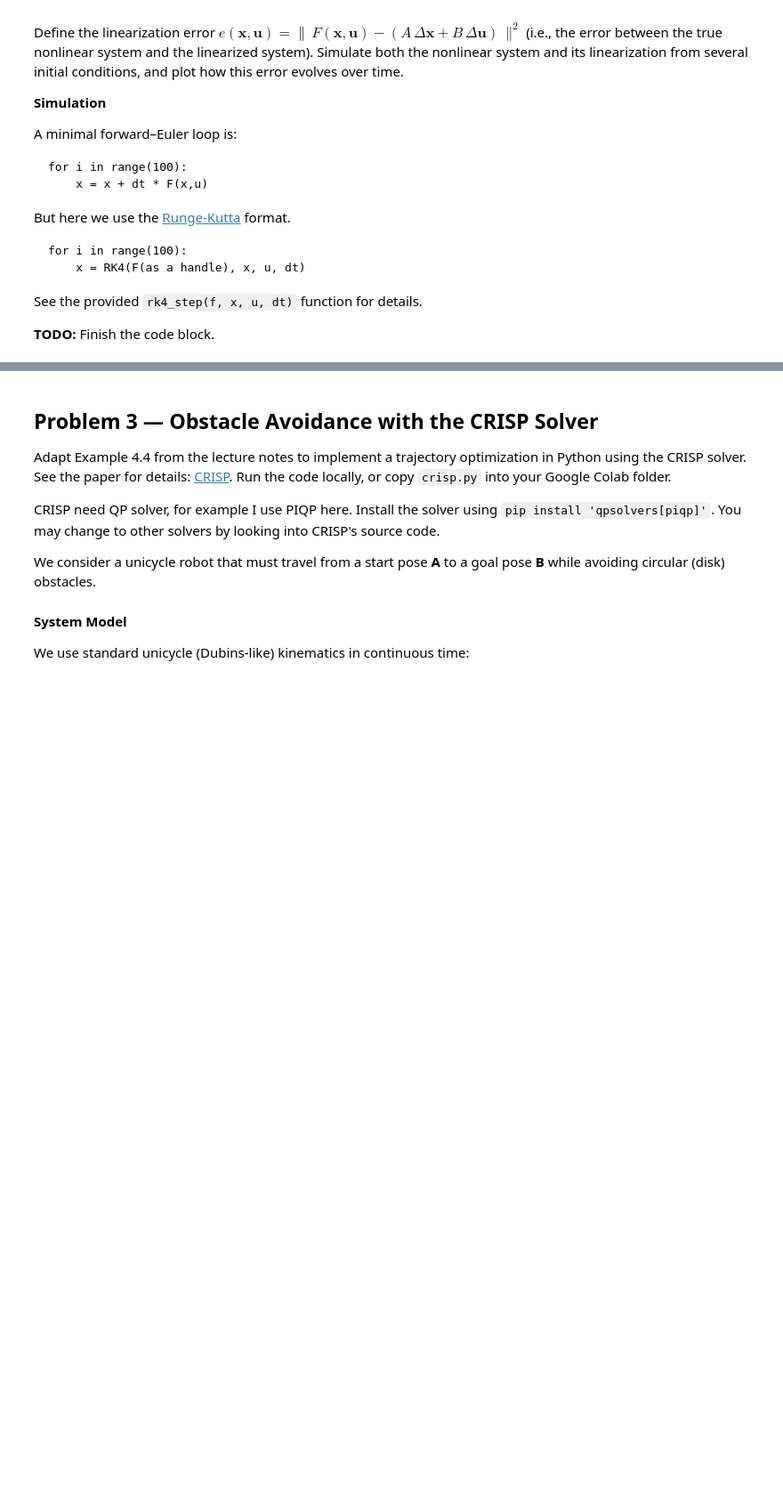
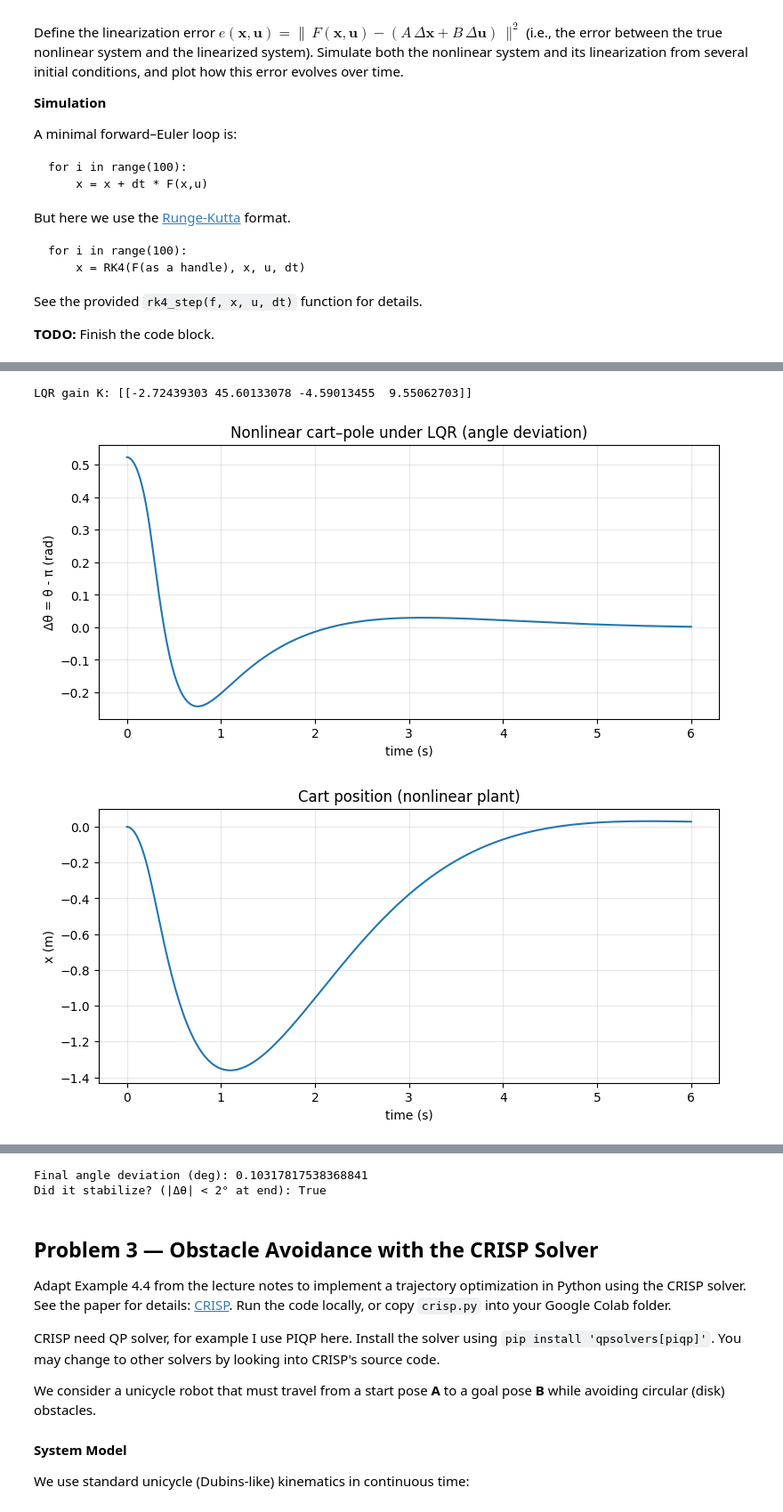
Before and after one commit to mmattyV/2025-ES-AM-158-PSET, a Jupyter notebook: PSET4/pset4.ipynb, the cells around one changed output, grey strips where cells are left out. Shown at 89% size. Cells and saved outputs as stored; diff of their text form; code cells hidden in the pictures; blank space fills up the shorter version.

```diff
--- a/PSET4/pset4.ipynb
+++ b/PSET4/pset4.ipynb
@@ -348,10 +676,18 @@ u_max = 10.0   # actuator saturation (set to None to disable)
 # Nonlinear dynamics + integrator
 # -----------------------------
 def F_nonlinear(x, u, m_c=1.0, m_p=0.1, l=0.5, g=9.81):
-    ####################
-    # TODO: Finish the nonlinear dynamics here
-    ####################
     # x = [x, theta, xdot, thetadot]
+    _, theta, x_dot, theta_dot = x
+    u_val = u[0] if hasattr(u, '__len__') else u
+
+    sin_th = np.sin(theta)
+    cos_th = np.cos(theta)
+    D = m_c + m_p * sin_th**2
+
+    x_ddot = (u_val + m_p * sin_th * (l * theta_dot**2 + g * cos_th)) / D
+    theta_ddot = (-(m_c + m_p) * g * sin_th - cos_th * (u_val + m_p * l * theta_dot**2 * sin_th)) / (l * D)
+
+    return np.array([x_dot, theta_dot, x_ddot, theta_ddot])
 
 def rk4_step(f, x, u, dt):
     k1 = f(x, u)
@@ -363,10 +699,27 @@ def rk4_step(f, x, u, dt):
 # -----------------------------
 # Build controller K, then simulate NONLINEAR plant
 # -----------------------------
-####################
-# TODO: Build the K here
-####################
-K      =
+
+# Continuous-time A and B matrices from 2.3
+A_cont = np.array([
+    [0, 0, 1, 0],
+    [0, 0, 0, 1],
+    [0, m_p * g / m_c, 0, 0],
+    [0, (m_c + m_p) * g / (l * m_c), 0, 0]
+])
+B_cont = np.array([[0], [0], [1/m_c], [1/(l * m_c)]])
+
+# Discretize using forward Euler: A_d = I + dt*A, B_d = dt*B
+A_d = np.eye(4) + dt * A_cont
+B_d = dt * B_cont
+
+# Solve discrete-time algebraic Riccati equation
+P = solve_discrete_are(A_d, B_d, Q, R)
+
+# Compute LQR gain: K = (R + B'PB)^{-1} B'PA
+K = np.linalg.solve(R + B_d.T @ P @ B_d, B_d.T @ P @ A_d)
+
+print("LQR gain K:", K)
 
 def simulate_nonlinear_from(x0, K, dt, N, u_max=None):
     """
@@ -399,30 +752,34 @@ X, U = simulate_nonlinear_from(x0, K, dt, N, u_max=u_max)
 # -----------------------------
 t  = np.linspace(0.0, T, N+1)
 tk = np.linspace(0.0, T, N)
 
 plt.figure(figsize=(9, 4))
 plt.plot(t, X[:,1] - np.pi)
 plt.xlabel("time (s)")
 plt.ylabel("Δθ = θ - π (rad)")
 plt.title("Nonlinear cart–pole under LQR (angle deviation)")
 plt.grid(True, alpha=0.3)
 plt.show()
 
 plt.figure(figsize=(9, 4))
 plt.plot(t, X[:,0])
 plt.xlabel("time (s)")
 plt.ylabel("x (m)")
 plt.title("Cart position (nonlinear plant)")
 plt.grid(True, alpha=0.3)
 plt.show()
 
 plt.figure(figsize=(9, 4))
 plt.step(tk, U[:,0], where='post')
 plt.xlabel("time (s)")
 plt.ylabel("u (N)")
 plt.title("Control input (with saturation)" if u_max is not None else "Control input")
 plt.grid(True, alpha=0.3)
 plt.show()
 
 print("Final angle deviation (deg):", np.rad2deg(X[-1,1] - np.pi))
 print("Did it stabilize? (|Δθ| < 2° at end):", abs(np.rad2deg(X[-1,1] - np.pi)) < 2.0)
+# %% [output]
+LQR gain K: [[-2.72439303 45.60133078 -4.59013455  9.55062703]]
+[figure, added]
+[figure, added]
@@ -429,3 +787,5 @@ print("Did it stabilize? (|Δθ| < 2° at end):", abs(np.rad2deg(X[-1,1] - np.pi
+Final angle deviation (deg): 0.10317817538368841
+Did it stabilize? (|Δθ| < 2° at end): True
 # %% [markdown]
 ## Problem 3 — Obstacle Avoidance with the CRISP Solver
 
```
Also changed, not shown: parts of 30 cells of this notebook, 2 other files.
